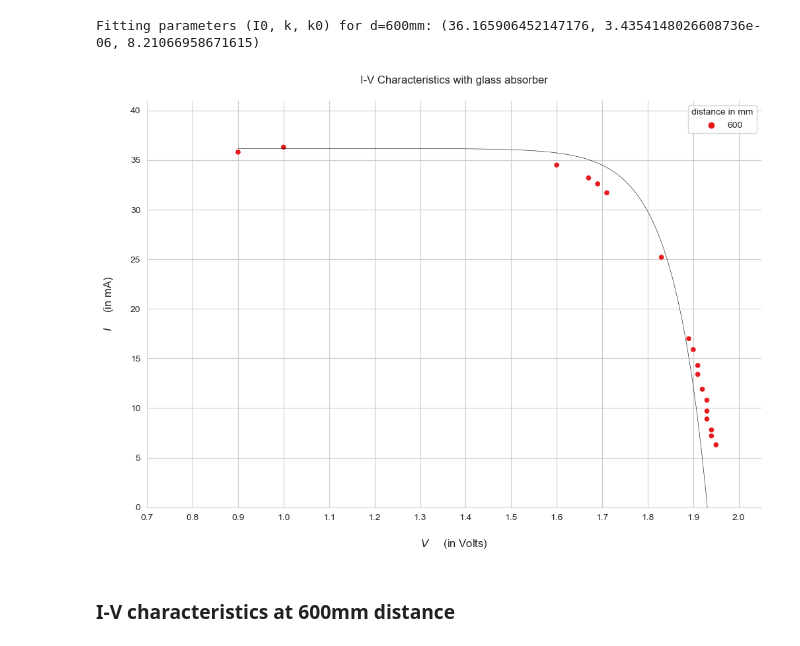
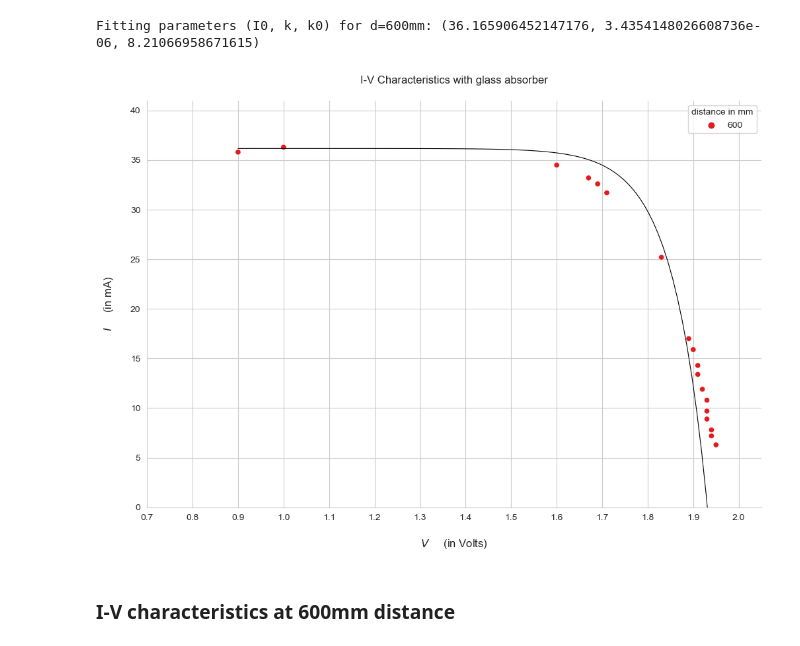
Before and after one commit to suman122003/SKP_IISc, a Jupyter notebook: PH_211_General_Physics_Lab/SOL/SOL.ipynb, the cells around one changed output. Cells and saved outputs as stored; diff of their text form; code cells hidden in the pictures.

```diff
--- a/PH_211_General_Physics_Lab/SOL/SOL.ipynb
+++ b/PH_211_General_Physics_Lab/SOL/SOL.ipynb
@@ -235,23 +235,23 @@ Fitting parameters (I0, k, k0) for d=600mm: (36.165906452147176, 3.4354148026608
 # %%
 sns.set_style('whitegrid')
 plt.figure(figsize=(12,8))
 # sns.lineplot(data=data5, x='V in V', y='I in mA', hue='distance in mm', palette='Set1', linewidth=0.4)
-plt.plot(x5f, y5f, 'black', lw=0.4)
+plt.plot(x5f, y5f, 'black', lw=0.8)
 sns.scatterplot(data=data5, x='V in V', y='I in mA', hue='distance in mm',
                 style='distance in mm', palette='Set1')
 sns.despine()
 plt.title('I-V Characteristics with glass absorber\n')
 plt.xlabel('\n$V$\t(in Volts)', fontsize=12)
 plt.ylabel('$I$\t(in mA)\n', fontsize=12)
 plt.xlim(0.7, 2.05)
 plt.ylim(0, 41)
 plt.xticks(np.arange(0.7, 2.05, 0.1))
 plt.yticks(np.arange(0, 41, 5))
 plt.savefig('plot5', dpi=300)
 # plt.savefig('I-V Characteristics with glass absorber', dpi=300)
 plt.show()
 # %% [output]
-[figure, old version]
+[figure, new version]
 # %% [markdown]
 ### I-V characteristics at 600mm distance
 # %%
```
Also changed, not shown: parts of 3 cells of this notebook, 45 other files.
